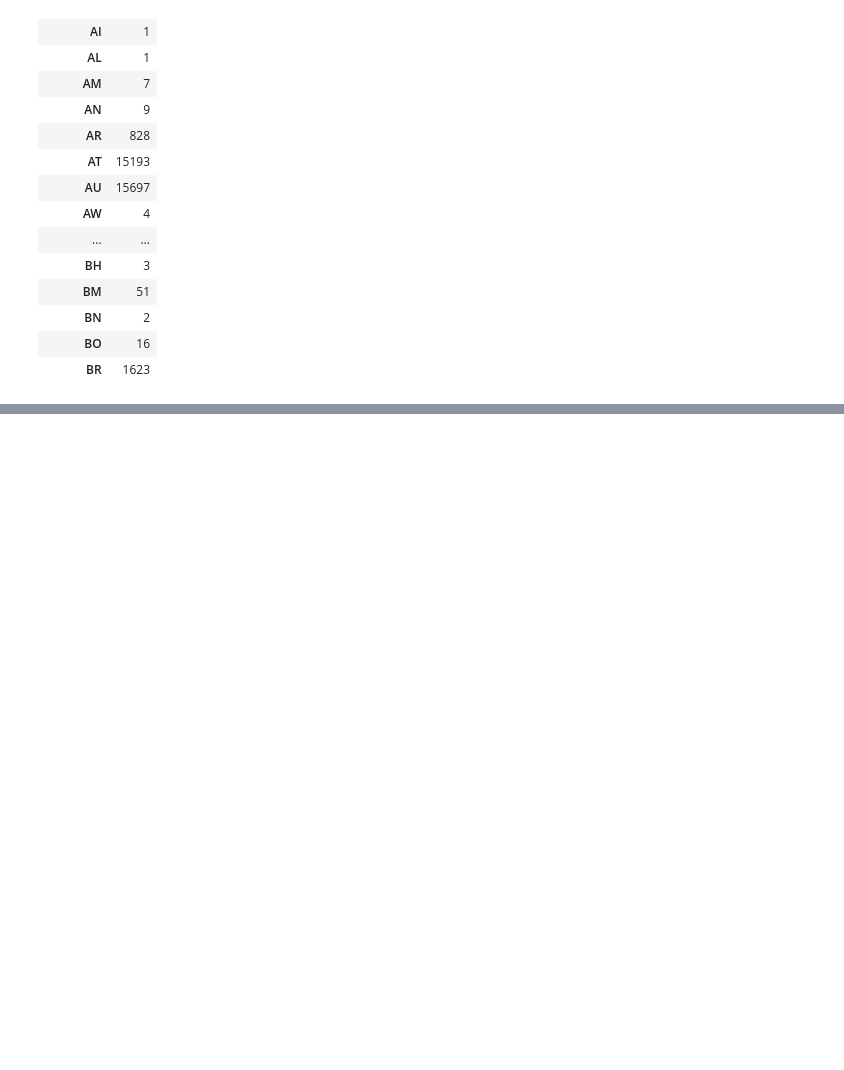
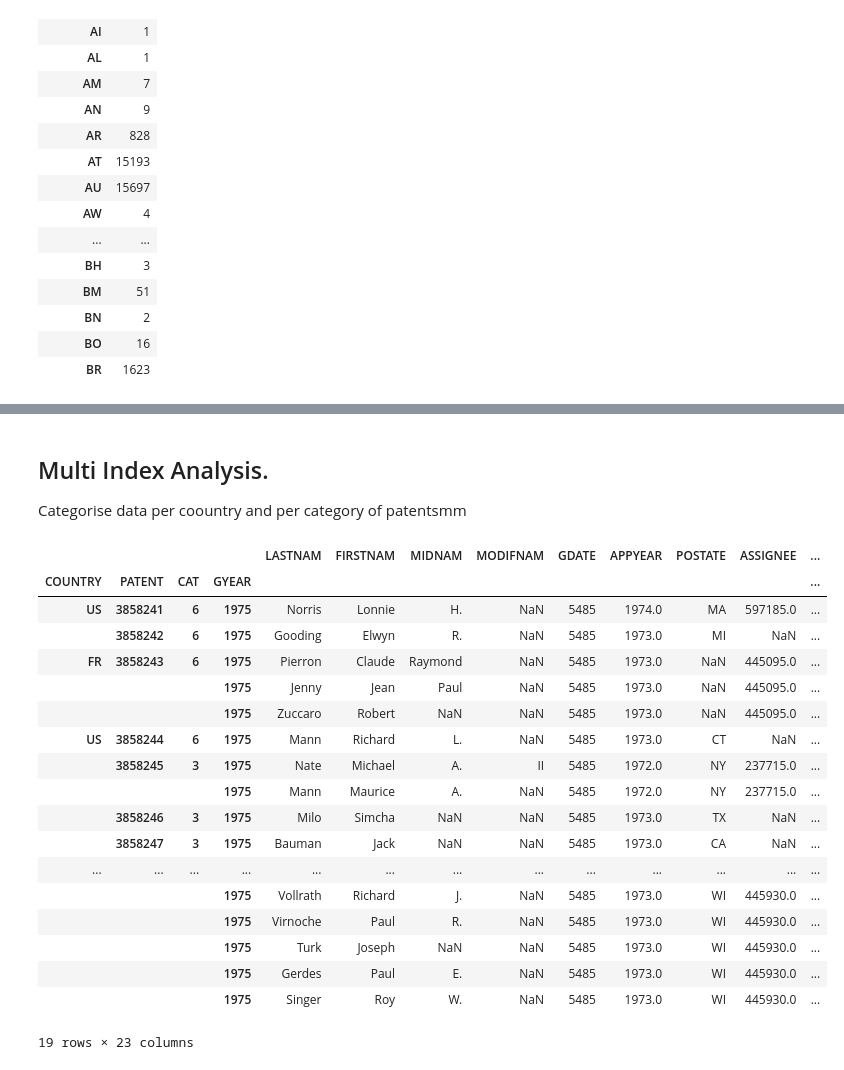
Before and after one commit to bilguunchinzorigEPFL/dataVisualization, a Jupyter notebook: Cleaning_pipline/Cleaning_pipeline_first_attempt.ipynb, the cells around one changed output, grey strips where cells are left out. Saved outputs shown, nothing was run; the diff lists cells and outputs as text; code cells hidden in the pictures; blank space fills up the shorter version.

```diff
--- a/Cleaning_pipline/Cleaning_pipeline_first_attempt.ipynb
+++ b/Cleaning_pipline/Cleaning_pipeline_first_attempt.ipynb
@@ -401,0 +438,29 @@ patent_country_greater_than_mean.plot(kind='bar', figsize=(10,10), color='green'
+# %% [markdown]
+## Multi Index Analysis.
+Categorise data per coountry and per category of patentsmm
+# %%
+merged_data_multi_Index  = pd.read_pickle('dataset.pkl')  #to read pickle
+# %%
+merged_data_multi_Index.set_index(['COUNTRY','PATENT','CAT','GYEAR'],inplace=True)
+# %%
+merged_data_multi_Index[1:20]
+# %% [output]
+|  |  |  |  | LASTNAM | FIRSTNAM | MIDNAM | MODIFNAM | GDATE | APPYEAR | POSTATE | ASSIGNEE | ... |
+| COUNTRY | PATENT | CAT | GYEAR |  |  |  |  |  |  |  |  | ... |
+| US | 3858241 | 6 | 1975 | Norris | Lonnie | H. | NaN | 5485 | 1974.0 | MA | 597185.0 | ... |
+|  | 3858242 | 6 | 1975 | Gooding | Elwyn | R. | NaN | 5485 | 1973.0 | MI | NaN | ... |
+| FR | 3858243 | 6 | 1975 | Pierron | Claude | Raymond | NaN | 5485 | 1973.0 | NaN | 445095.0 | ... |
+|  |  |  | 1975 | Jenny | Jean | Paul | NaN | 5485 | 1973.0 | NaN | 445095.0 | ... |
+|  |  |  | 1975 | Zuccaro | Robert | NaN | NaN | 5485 | 1973.0 | NaN | 445095.0 | ... |
+| US | 3858244 | 6 | 1975 | Mann | Richard | L. | NaN | 5485 | 1973.0 | CT | NaN | ... |
+|  | 3858245 | 3 | 1975 | Nate | Michael | A. | II | 5485 | 1972.0 | NY | 237715.0 | ... |
+|  |  |  | 1975 | Mann | Maurice | A. | NaN | 5485 | 1972.0 | NY | 237715.0 | ... |
+|  | 3858246 | 3 | 1975 | Milo | Simcha | NaN | NaN | 5485 | 1973.0 | TX | NaN | ... |
+|  | 3858247 | 3 | 1975 | Bauman | Jack | NaN | NaN | 5485 | 1973.0 | CA | NaN | ... |
+| ... | ... | ... | ... | ... | ... | ... | ... | ... | ... | ... | ... | ... |
+|  |  |  | 1975 | Vollrath | Richard | J. | NaN | 5485 | 1973.0 | WI | 445930.0 | ... |
+|  |  |  | 1975 | Virnoche | Paul | R. | NaN | 5485 | 1973.0 | WI | 445930.0 | ... |
+|  |  |  | 1975 | Turk | Joseph | NaN | NaN | 5485 | 1973.0 | WI | 445930.0 | ... |
+|  |  |  | 1975 | Gerdes | Paul | E. | NaN | 5485 | 1973.0 | WI | 445930.0 | ... |
+|  |  |  | 1975 | Singer | Roy | W. | NaN | 5485 | 1973.0 | WI | 445930.0 | ... |
+19 rows × 23 columns
```
Also changed, not shown: parts of 15 cells of this notebook.
